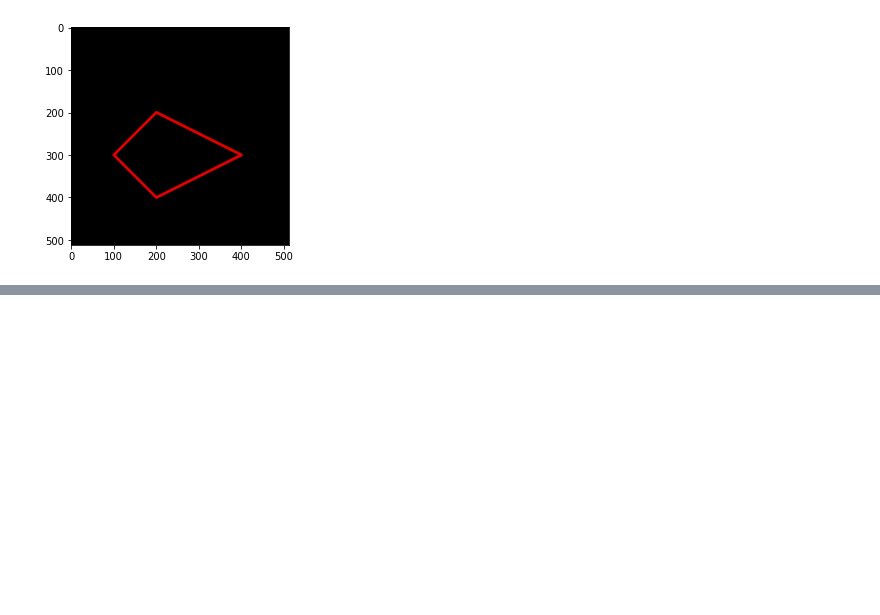
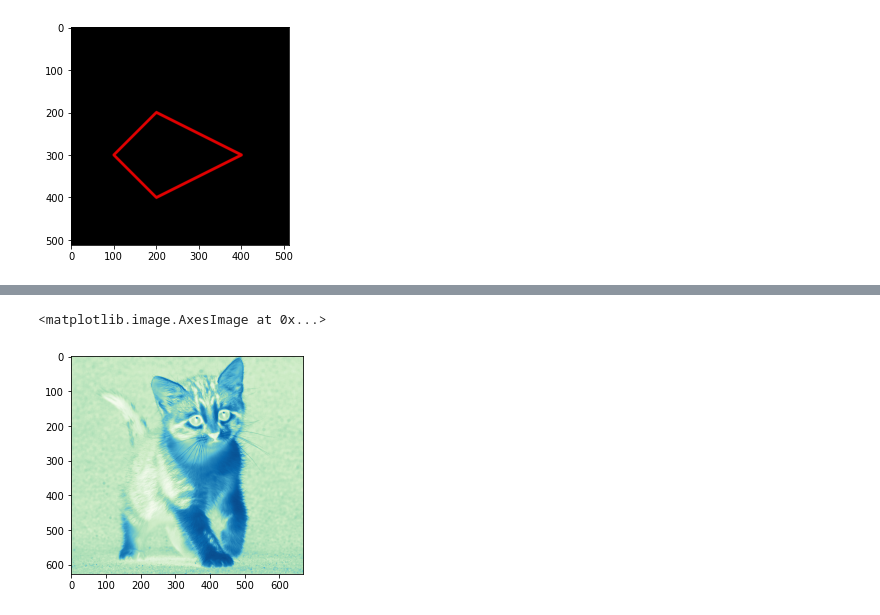
Before and after one commit to novansandi/PCVK_Genap_2022, a Jupyter notebook: Week2.ipynb, the cells around one changed output, grey strips where cells are left out. Saved outputs shown, nothing was run; the diff lists cells and outputs as text; code cells hidden in the pictures; blank space fills up the shorter version.

```diff
--- a/Week2.ipynb
+++ b/Week2.ipynb
@@ -120,0 +138,5 @@ plt.imshow(black_img2)
+# %%
+plt.imshow(img_gray, cmap='GnBu')     #Green-Blue
+# %% [output]
+<matplotlib.image.AxesImage at 0x...>
+[figure, added]
```
Also changed, not shown: parts of 20 cells of this notebook.
